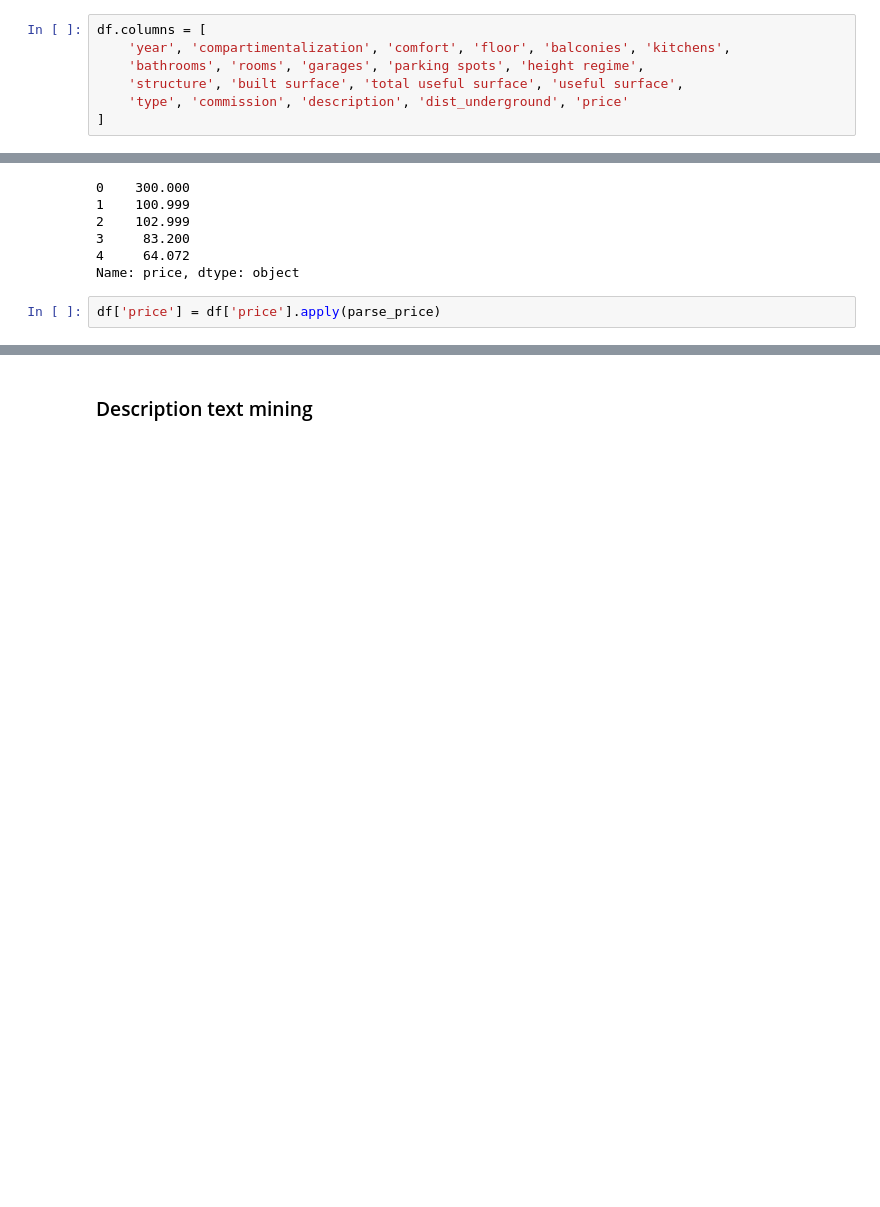
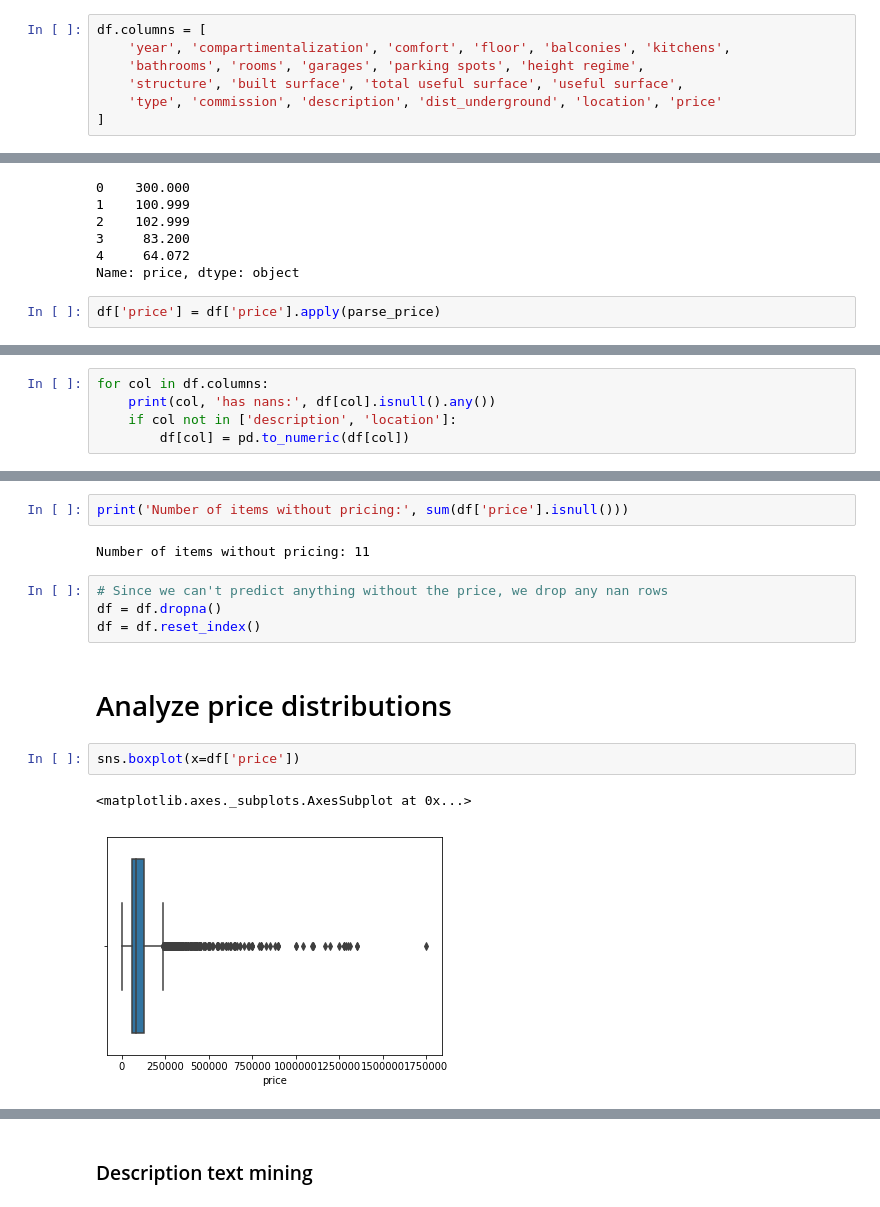
Before and after one commit to rbotarleanu/data-science-course, a Jupyter notebook: hw1-house-pricing/Analysis - Week 2.ipynb, the cells around one changed output, grey strips where cells are left out. Cells and saved outputs as stored; diff of their text form; blank space fills up the shorter version.

```diff
--- a/hw1-house-pricing/Analysis - Week 2.ipynb
+++ b/hw1-house-pricing/Analysis - Week 2.ipynb
@@ -181,7 +186,7 @@ df.columns = [
     'year', 'compartimentalization', 'comfort', 'floor', 'balconies', 'kitchens',
     'bathrooms', 'rooms', 'garages', 'parking spots', 'height regime',
     'structure', 'built surface', 'total useful surface', 'useful surface',
-    'type', 'commission', 'description', 'dist_underground', 'price'
+    'type', 'commission', 'description', 'dist_underground', 'location', 'price'
 ]
 # %% [markdown]
 # Data Exploration & Cleaning
@@ -476,0 +501,5 @@ df['price'] = df['price'].apply(parse_price)
+# %%
+for col in df.columns:
+    print(col, 'has nans:', df[col].isnull().any())
+    if col not in ['description', 'location']:
+        df[col] = pd.to_numeric(df[col])
@@ -476,0 +526,15 @@ df['price'] = df['price'].apply(parse_price)
+# %%
+print('Number of items without pricing:', sum(df['price'].isnull()))
+# %% [output]
+Number of items without pricing: 11
+# %%
+# Since we can't predict anything without the price, we drop any nan rows
+df = df.dropna()
+df = df.reset_index()
+# %% [markdown]
+# Analyze price distributions
+# %%
+sns.boxplot(x=df['price'])
+# %% [output]
+<matplotlib.axes._subplots.AxesSubplot at 0x...>
+[figure, added]
```
Also changed, not shown: parts of 57 cells of this notebook, 9 other files.
